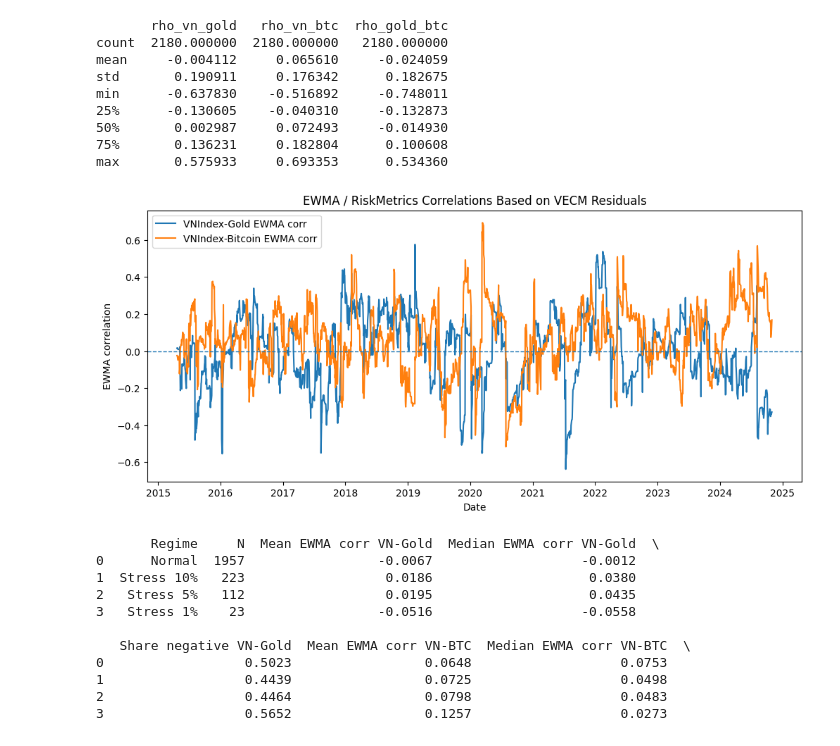
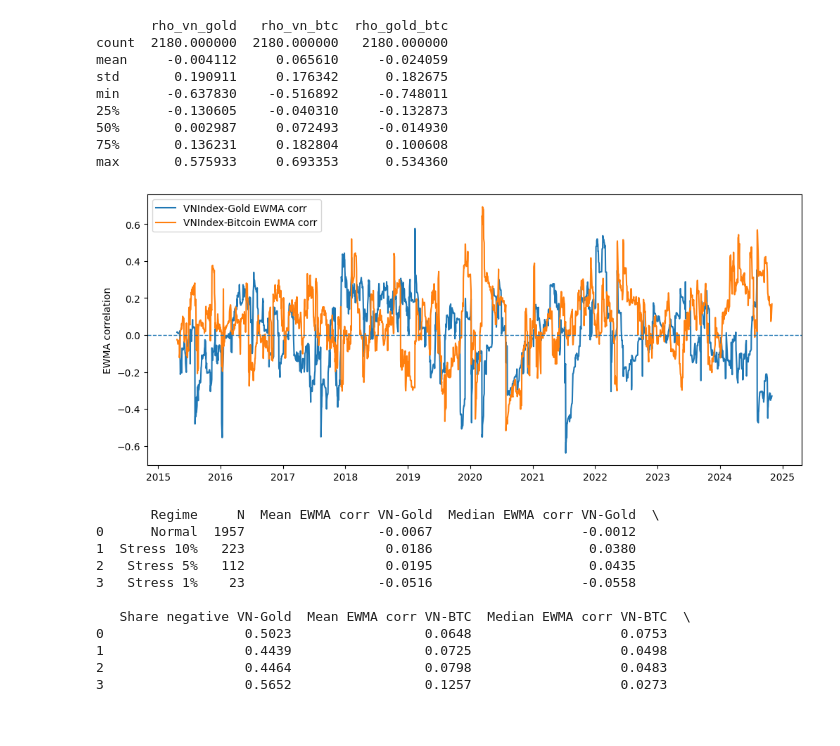
Before and after one commit to Gitzvaaaa/Digital-gold-debate, a Jupyter notebook: Notebooks/eda_&_preprocessing.ipynb, the cells around one changed output. Saved outputs shown, nothing was run; the diff lists cells and outputs as text; code cells hidden in the pictures.

```diff
--- a/Notebooks/eda_&_preprocessing.ipynb
+++ b/Notebooks/eda_&_preprocessing.ipynb
@@ -1568,27 +1647,25 @@ max       0.575933     0.693353      0.534360
 # %%
 plt.figure(figsize=(12, 5))
 
 plt.plot(
     ewma_corr_094.index,
     ewma_corr_094["rho_vn_gold"],
     label="VNIndex-Gold EWMA corr"
 )
 
 plt.plot(
     ewma_corr_094.index,
     ewma_corr_094["rho_vn_btc"],
     label="VNIndex-Bitcoin EWMA corr"
 )
 
 plt.axhline(0, linestyle="--", linewidth=1)
 
-plt.title("EWMA / RiskMetrics Correlations Based on VECM Residuals")
 plt.ylabel("EWMA correlation")
-plt.xlabel("Date")
 plt.legend()
 plt.show()
 # %% [output]
-[figure, old version]
+[figure, new version]
 # %%
 returns = log_price[["ln_vnindex", "ln_gold", "ln_btc_vnd"]].diff().dropna()
 
```
Also changed, not shown: parts of 14 cells of this notebook, 2 other files.
